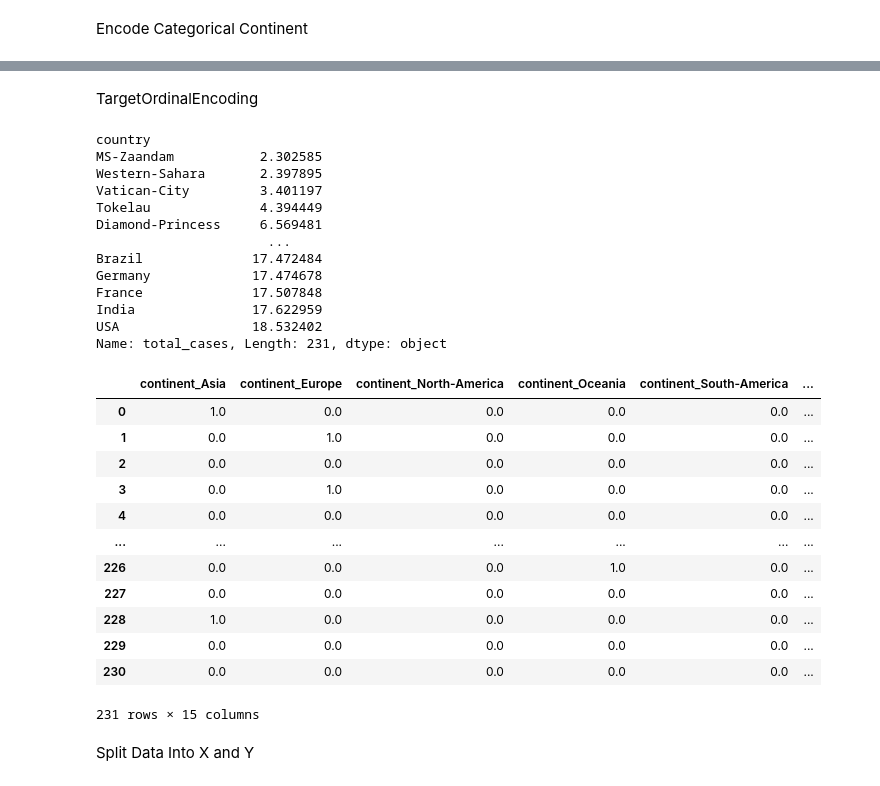
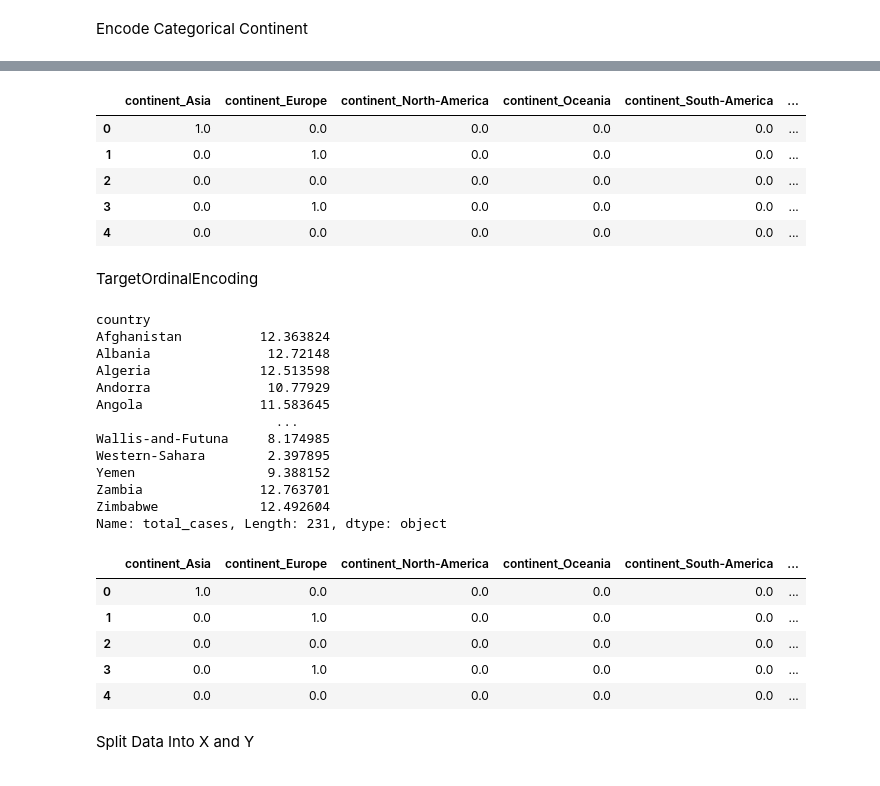
Before and after one commit to farzah14/Prediction_Cases_COVID-19, a Jupyter notebook: linear_regression.ipynb, the cells around one changed output, grey strips where cells are left out. Saved outputs shown, nothing was run; the diff lists cells and outputs as text; code cells hidden in the pictures.

```diff
--- a/linear_regression.ipynb
+++ b/linear_regression.ipynb
@@ -439,41 +344,43 @@ df
+# %%
+df.head()
+# %% [output]
+|  | continent_Asia | continent_Europe | continent_North-America | continent_Oceania | continent_South-America | ... |
+| 0 | 1.0 | 0.0 | 0.0 | 0.0 | 0.0 | ... |
+| 1 | 0.0 | 1.0 | 0.0 | 0.0 | 0.0 | ... |
+| 2 | 0.0 | 0.0 | 0.0 | 0.0 | 0.0 | ... |
+| 3 | 0.0 | 1.0 | 0.0 | 0.0 | 0.0 | ... |
+| 4 | 0.0 | 0.0 | 0.0 | 0.0 | 0.0 | ... |
 # %% [markdown]
 TargetOrdinalEncoding
 # %%
-meanTotalCases=df.groupby('country')['total_cases'].mean().sort_values()
+meanTotalCases=df.groupby('country')['total_cases'].mean()
 # %%
 meanTotalCases
 # %% [output]
 country
-MS-Zaandam           2.302585
-Western-Sahara       2.397895
-Vatican-City         3.401197
-Tokelau              4.394449
-Diamond-Princess     6.569481
-                      ...
-Brazil              17.472484
-Germany             17.474678
-France              17.507848
-India               17.622959
-USA                 18.532402
+Afghanistan          12.363824
+Albania               12.72148
+Algeria              12.513598
+Andorra               10.77929
+Angola               11.583645
+                       ...
+Wallis-and-Futuna     8.174985
+Western-Sahara        2.397895
+Yemen                 9.388152
+Zambia               12.763701
+Zimbabwe             12.492604
 Name: total_cases, Length: 231, dtype: object
 # %%
 df["country"] = df["country"].map(meanTotalCases)
 # %%
-df
+df.head()
 # %% [output]
 |  | continent_Asia | continent_Europe | continent_North-America | continent_Oceania | continent_South-America | ... |
 | 0 | 1.0 | 0.0 | 0.0 | 0.0 | 0.0 | ... |
 | 1 | 0.0 | 1.0 | 0.0 | 0.0 | 0.0 | ... |
 | 2 | 0.0 | 0.0 | 0.0 | 0.0 | 0.0 | ... |
 | 3 | 0.0 | 1.0 | 0.0 | 0.0 | 0.0 | ... |
 | 4 | 0.0 | 0.0 | 0.0 | 0.0 | 0.0 | ... |
-| ... | ... | ... | ... | ... | ... | ... |
-| 226 | 0.0 | 0.0 | 0.0 | 1.0 | 0.0 | ... |
-| 227 | 0.0 | 0.0 | 0.0 | 0.0 | 0.0 | ... |
-| 228 | 1.0 | 0.0 | 0.0 | 0.0 | 0.0 | ... |
-| 229 | 0.0 | 0.0 | 0.0 | 0.0 | 0.0 | ... |
-| 230 | 0.0 | 0.0 | 0.0 | 0.0 | 0.0 | ... |
-231 rows × 15 columns
 # %% [markdown]
 Split Data Into X and Y
 # %%
```
Also changed, not shown: parts of 19 cells of this notebook.
